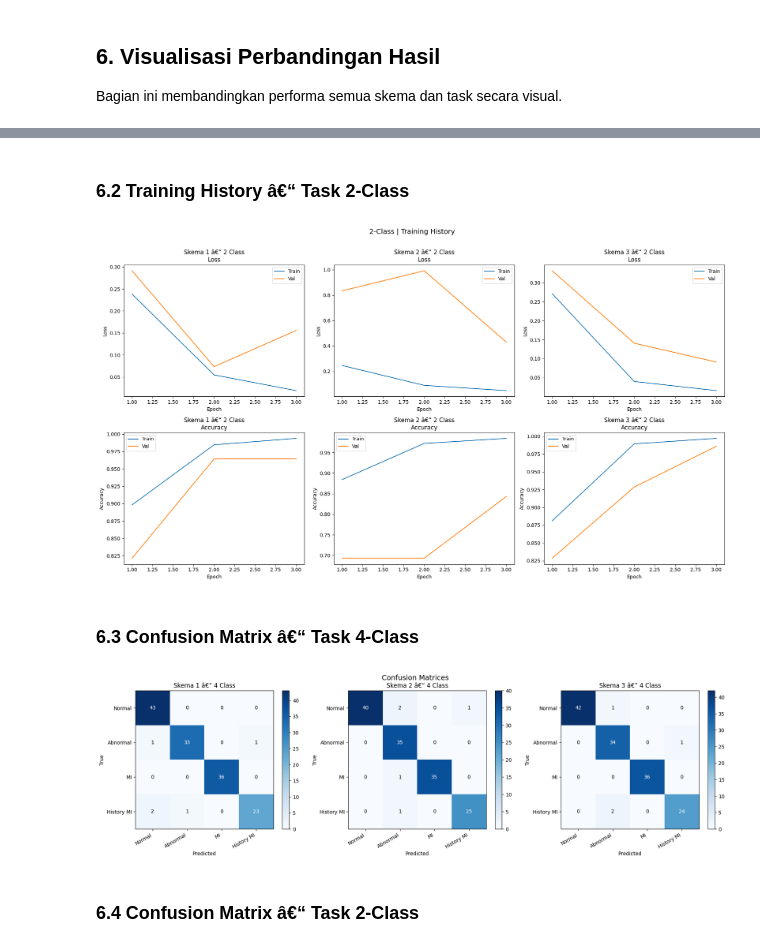
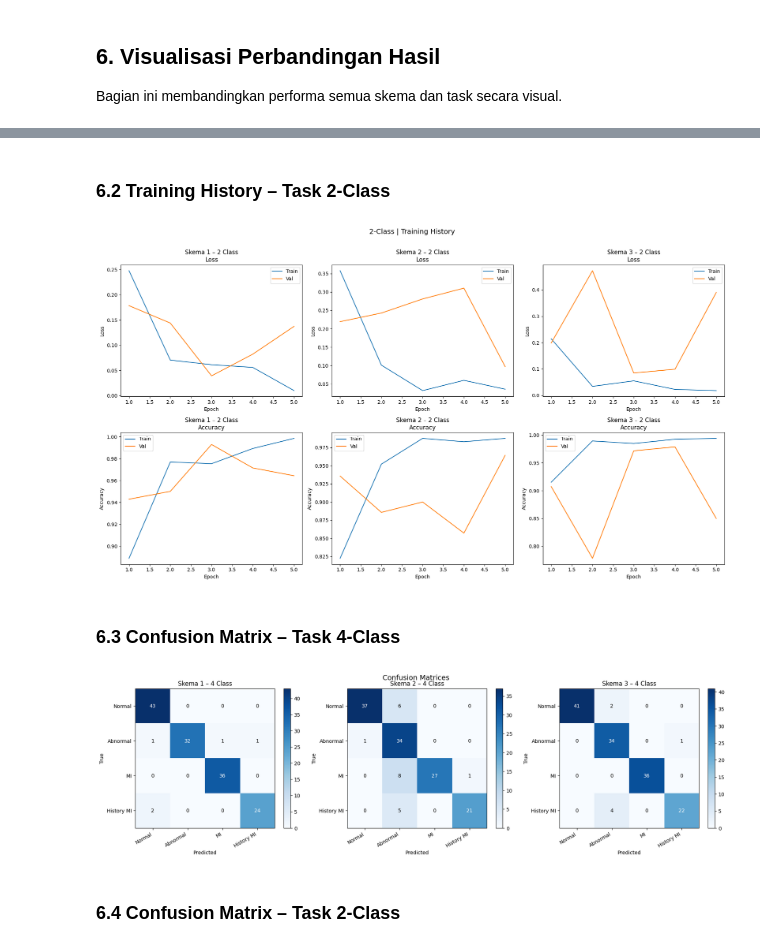
Before and after one commit to AbiyaMakruf/TelUxMMU-Research-CardiacData, a Jupyter notebook: notebook-modeling.ipynb, the cells around one changed output, grey strips where cells are left out. Drawn from its saved outputs; the diff is of its cells as text; code cells hidden in the pictures.

```diff
--- a/notebook-modeling.ipynb
+++ b/notebook-modeling.ipynb
@@ -32,8 +32,8 @@ else:
 GPU: NVIDIA GeForce RTX 5070 Ti
 Memory: 17.1 GB
 # %%
-# â”€â”€ Hyperparameter â”€â”€â”€â”€â”€â”€â”€â”€â”€â”€â”€â”€â”€â”€â”€â”€â”€â”€â”€â”€â”€â”€â”€â”€â”€â”€â”€â”€â”€â”€â”€â”€â”€â”€â”€â”€â”€â”€â”€â”€â”€â”€â”€â”€â”€â”€
-NUM_EPOCHS    = 3
+# ── Hyperparameter ──────────────────────────────────────────────
+NUM_EPOCHS    = 5
 BATCH_SIZE    = 16
 LEARNING_RATE = 1e-4
 IMAGE_SIZE    = 224
@@ -709,33 +463,33 @@ plot_training_history(
 # %% [markdown]
-### 6.2 Training History â€“ Task 2-Class
+### 6.2 Training History – Task 2-Class
 # %%
 plot_training_history(
     histories={
-        "Skema 1 â€“ 2 Class": history_s1_2c,
-        "Skema 2 â€“ 2 Class": history_s2_2c,
-        "Skema 3 â€“ 2 Class": history_s3_2c,
+        "Skema 1 – 2 Class": history_s1_2c,
+        "Skema 2 – 2 Class": history_s2_2c,
+        "Skema 3 – 2 Class": history_s3_2c,
     },
     title_prefix="2-Class | "
 )
 # %% [output]
-[figure, old version]
+[figure, new version]
 # %% [markdown]
-### 6.3 Confusion Matrix â€“ Task 4-Class
+### 6.3 Confusion Matrix – Task 4-Class
 # %%
 from utils.modeling import plot_confusion_matrices
 
 plot_confusion_matrices(
     results={
-        "Skema 1 â€“ 4 Class": result_s1_4c,
-        "Skema 2 â€“ 4 Class": result_s2_4c,
-        "Skema 3 â€“ 4 Class": result_s3_4c,
+        "Skema 1 – 4 Class": result_s1_4c,
+        "Skema 2 – 4 Class": result_s2_4c,
+        "Skema 3 – 4 Class": result_s3_4c,
     },
     class_names=CLASS_NAMES_4
 )
 # %% [output]
-[figure, old version]
+[figure, new version]
 # %% [markdown]
-### 6.4 Confusion Matrix â€“ Task 2-Class
+### 6.4 Confusion Matrix – Task 2-Class
 # %%
 plot_confusion_matrices(
     results={
```
Also changed, not shown: parts of 31 cells of this notebook, 1 other file.
